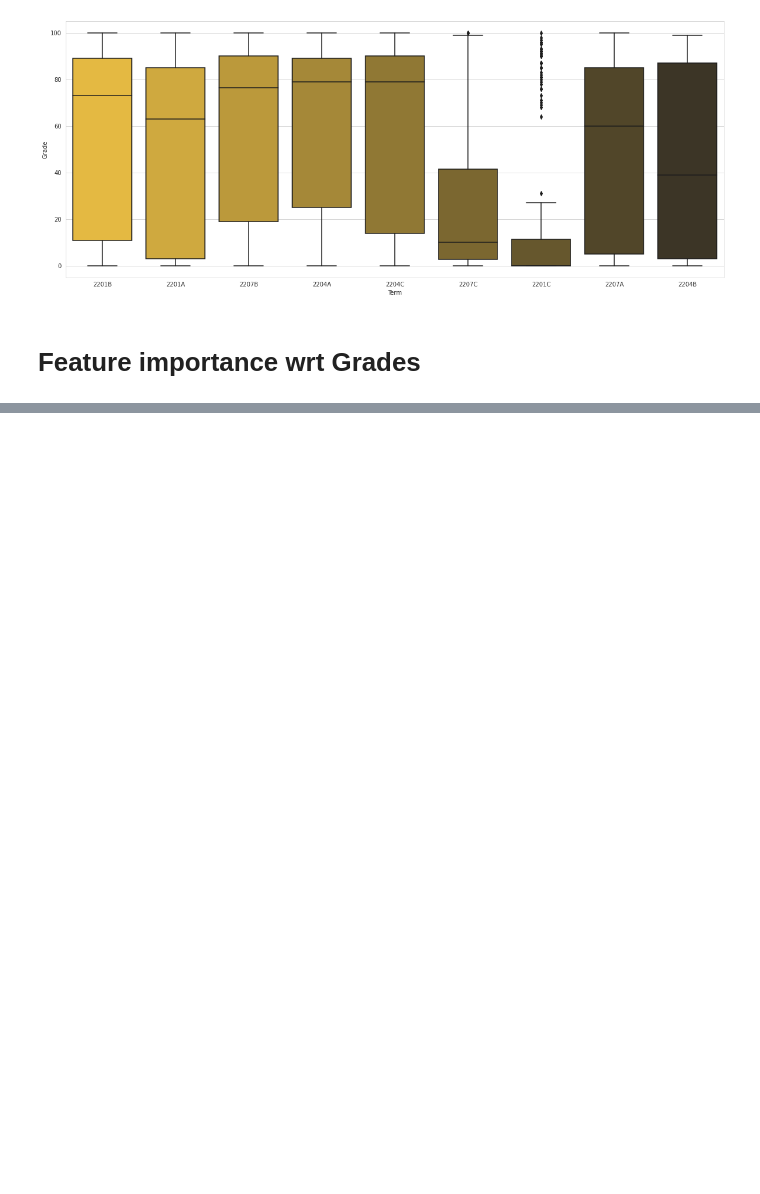
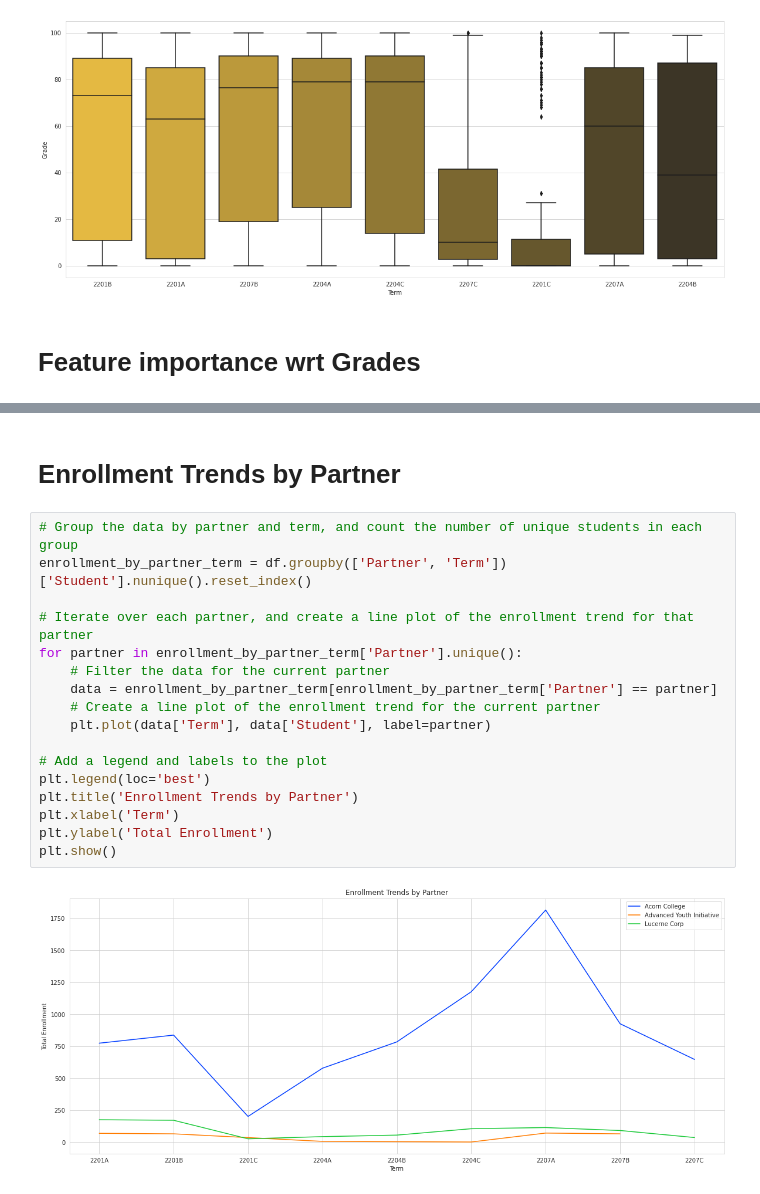
Before and after one commit to iamharkirat/EDA, a Jupyter notebook: learning_enterprise.ipynb, the cells around one changed output, grey strips where cells are left out. Cells and saved outputs as stored; diff of their text form; blank space fills up the shorter version.

```diff
--- a/learning_enterprise.ipynb
+++ b/learning_enterprise.ipynb
@@ -835,0 +854,21 @@ Feature ranking:
+# %% [markdown]
+# Enrollment Trends by Partner
+# %%
+# Group the data by partner and term, and count the number of unique students in each group
+enrollment_by_partner_term = df.groupby(['Partner', 'Term'])['Student'].nunique().reset_index()
+
+# Iterate over each partner, and create a line plot of the enrollment trend for that partner
+for partner in enrollment_by_partner_term['Partner'].unique():
+    # Filter the data for the current partner
+    data = enrollment_by_partner_term[enrollment_by_partner_term['Partner'] == partner]
+    # Create a line plot of the enrollment trend for the current partner
+    plt.plot(data['Term'], data['Student'], label=partner)
+
+# Add a legend and labels to the plot
+plt.legend(loc='best')
+plt.title('Enrollment Trends by Partner')
+plt.xlabel('Term')
+plt.ylabel('Total Enrollment')
+plt.show()
+# %% [output]
+[figure, added]
```
Also changed, not shown: parts of 12 cells of this notebook.
